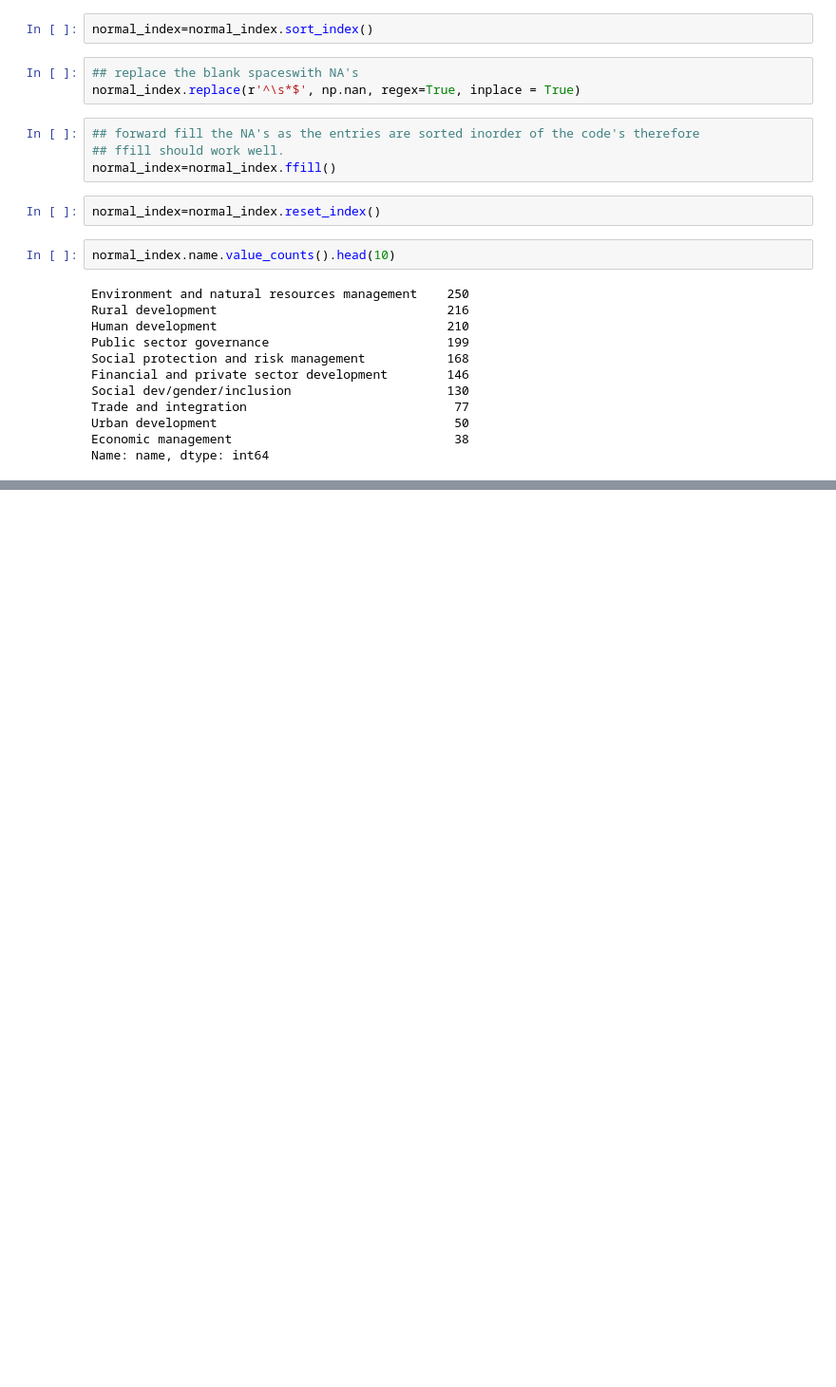
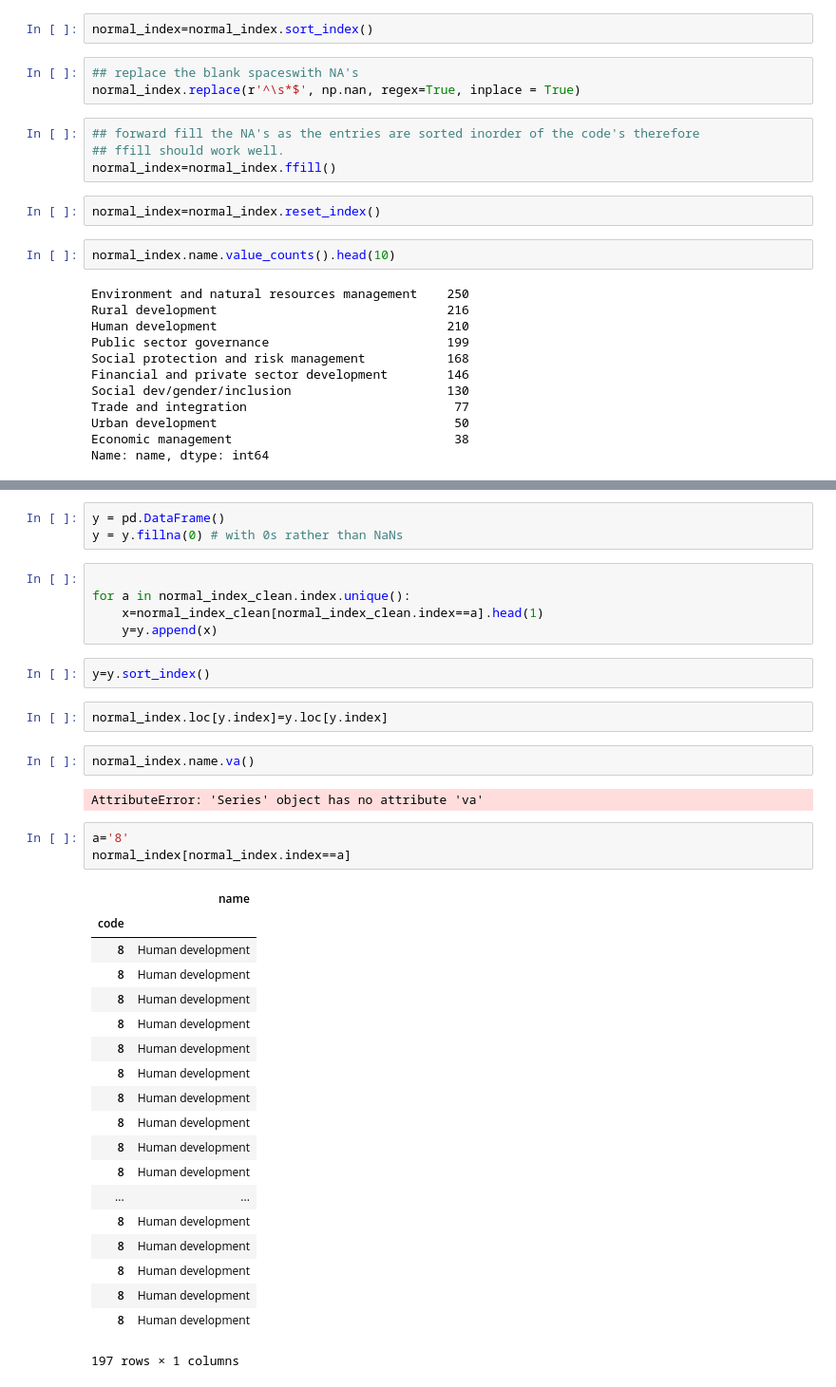
Before and after one commit to mrkulkarni1/data_projects, a Jupyter notebook: data_wrangling_json/sliderule_dsi_json_exercise.ipynb, the cells around one changed output, grey strips where cells are left out. Shown at 95% size. Cells and saved outputs as stored; diff of their text form; blank space fills up the shorter version.

```diff
--- a/data_wrangling_json/sliderule_dsi_json_exercise.ipynb
+++ b/data_wrangling_json/sliderule_dsi_json_exercise.ipynb
@@ -175,0 +184,39 @@ Name: name, dtype: int64
+# %%
+y = pd.DataFrame()
+y = y.fillna(0) # with 0s rather than NaNs
+# %%
+
+for a in normal_index_clean.index.unique():
+    x=normal_index_clean[normal_index_clean.index==a].head(1)
+    y=y.append(x)
+# %%
+y=y.sort_index()
+# %%
+normal_index.loc[y.index]=y.loc[y.index]
+# %%
+normal_index.name.va()
+# %% [output]
+AttributeError: 'Series' object has no attribute 'va'
+# %%
+a='8'
+normal_index[normal_index.index==a]
+# %% [output]
+|  | name |
+| code |  |
+| 8 | Human development |
+| 8 | Human development |
+| 8 | Human development |
+| 8 | Human development |
+| 8 | Human development |
+| 8 | Human development |
+| 8 | Human development |
+| 8 | Human development |
+| 8 | Human development |
+| 8 | Human development |
+| ... | ... |
+| 8 | Human development |
+| 8 | Human development |
+| 8 | Human development |
+| 8 | Human development |
+| 8 | Human development |
+197 rows × 1 columns
```
Also changed, not shown: parts of 5 cells of this notebook.
